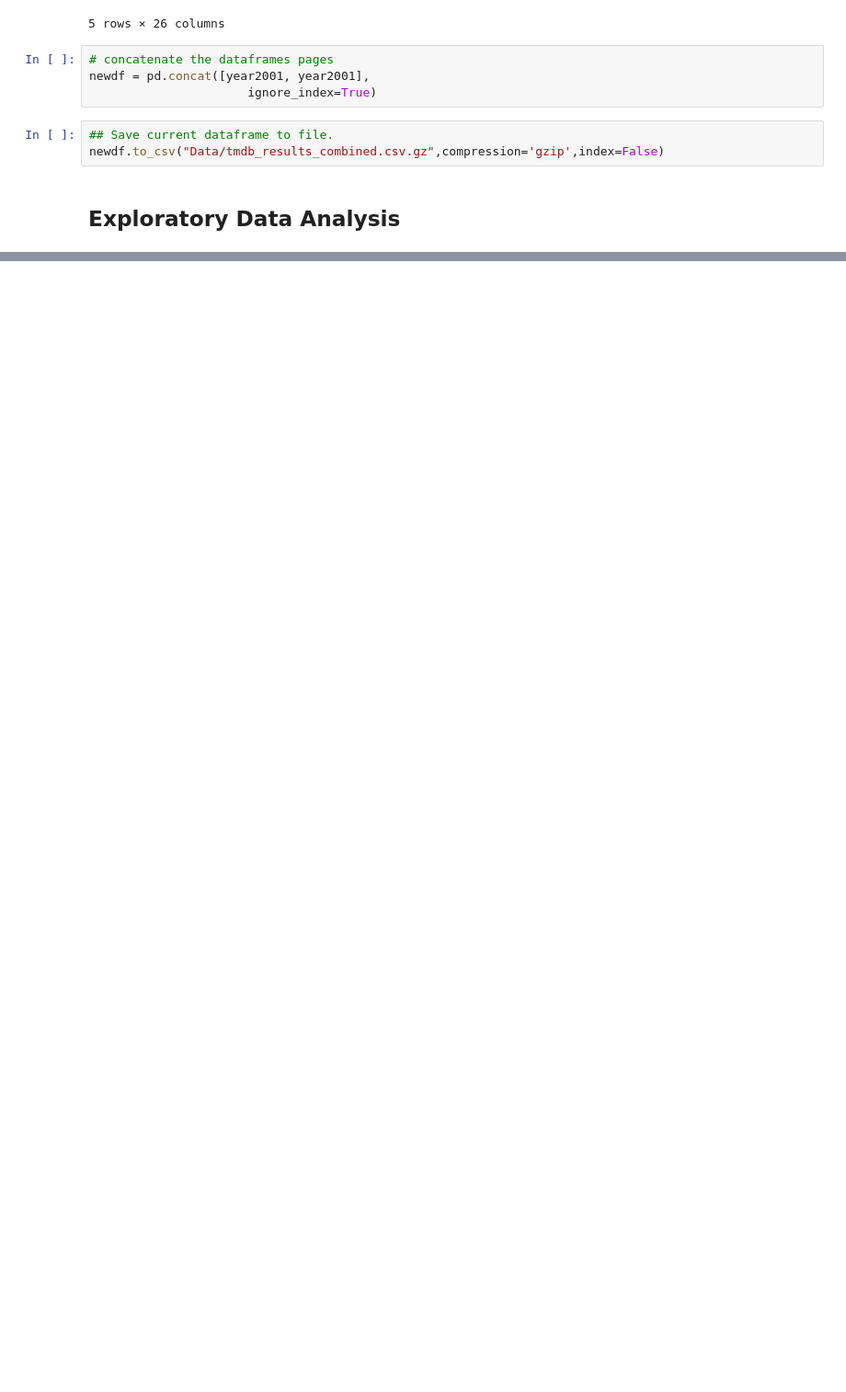
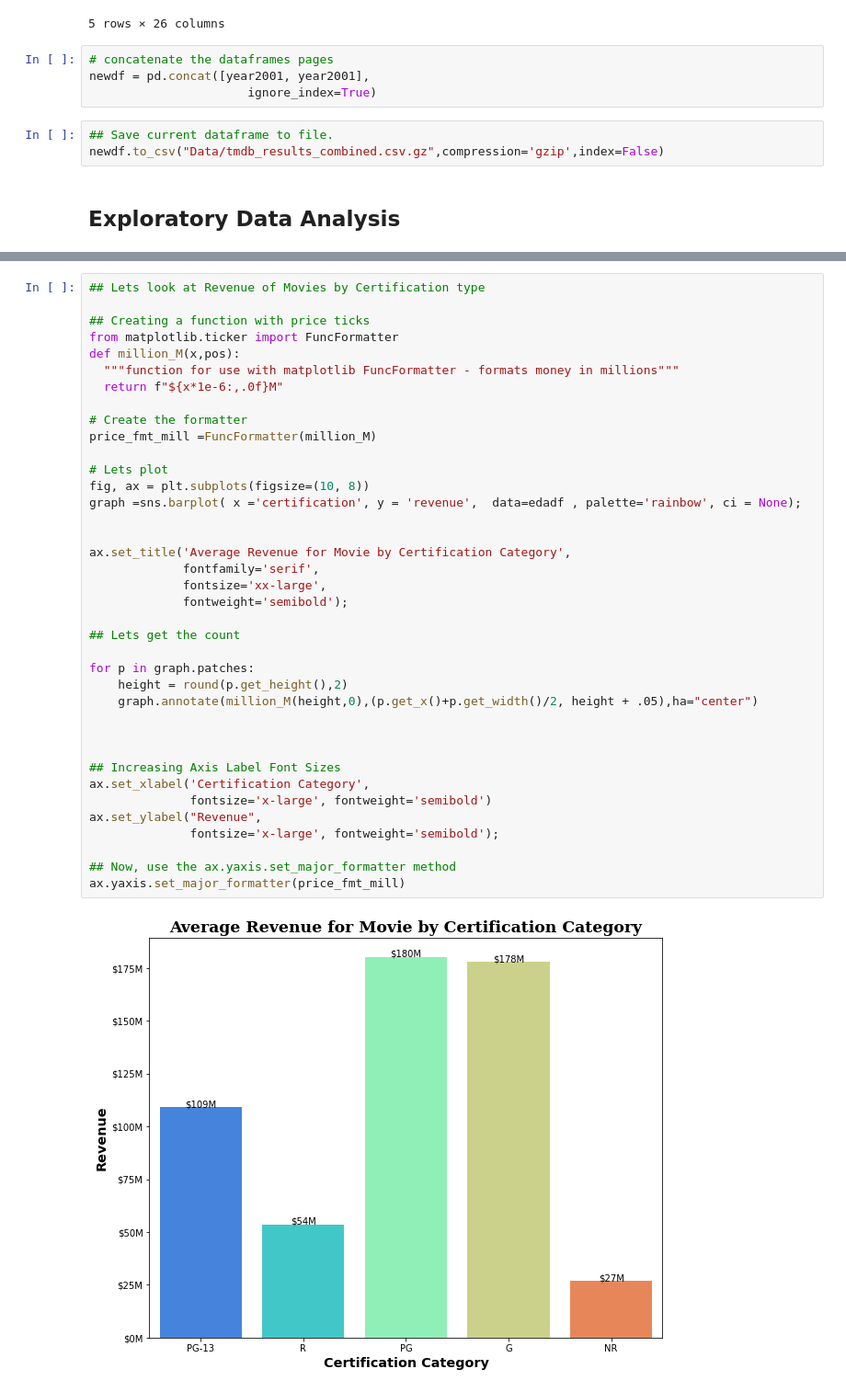
Before and after one commit to rdbhatkal/IMDB, a Jupyter notebook: Exploratory Data Analysis.ipynb, the cells around one changed output, grey strips where cells are left out. Shown at 92% size. Drawn from its saved outputs; the diff is of its cells as text; blank space fills up the shorter version.

```diff
--- a/Exploratory Data Analysis.ipynb
+++ b/Exploratory Data Analysis.ipynb
@@ -49,0 +194,40 @@ connection_str = "mysql+pymysql://root:root@localhost/new_db1"
+# %%
+## Lets look at Revenue of Movies by Certification type
+
+## Creating a function with price ticks
+from matplotlib.ticker import FuncFormatter
+def million_M(x,pos):
+  """function for use with matplotlib FuncFormatter - formats money in millions"""
+  return f"${x*1e-6:,.0f}M"
+
+# Create the formatter
+price_fmt_mill =FuncFormatter(million_M)
+
+# Lets plot
+fig, ax = plt.subplots(figsize=(10, 8))
+graph =sns.barplot( x ='certification', y = 'revenue',  data=edadf , palette='rainbow', ci = None);
+
+
+ax.set_title('Average Revenue for Movie by Certification Category',
+             fontfamily='serif',
+             fontsize='xx-large',
+             fontweight='semibold');
+
+## Lets get the count
+
+for p in graph.patches:
+    height = round(p.get_height(),2)
+    graph.annotate(million_M(height,0),(p.get_x()+p.get_width()/2, height + .05),ha="center")
+
+
+
+## Increasing Axis Label Font Sizes
+ax.set_xlabel('Certification Category',
+              fontsize='x-large', fontweight='semibold')
+ax.set_ylabel("Revenue",
+              fontsize='x-large', fontweight='semibold');
+
+## Now, use the ax.yaxis.set_major_formatter method
+ax.yaxis.set_major_formatter(price_fmt_mill)
+# %% [output]
+[figure, added]
```
Also changed, not shown: parts of 21 cells of this notebook, 10 other files.
